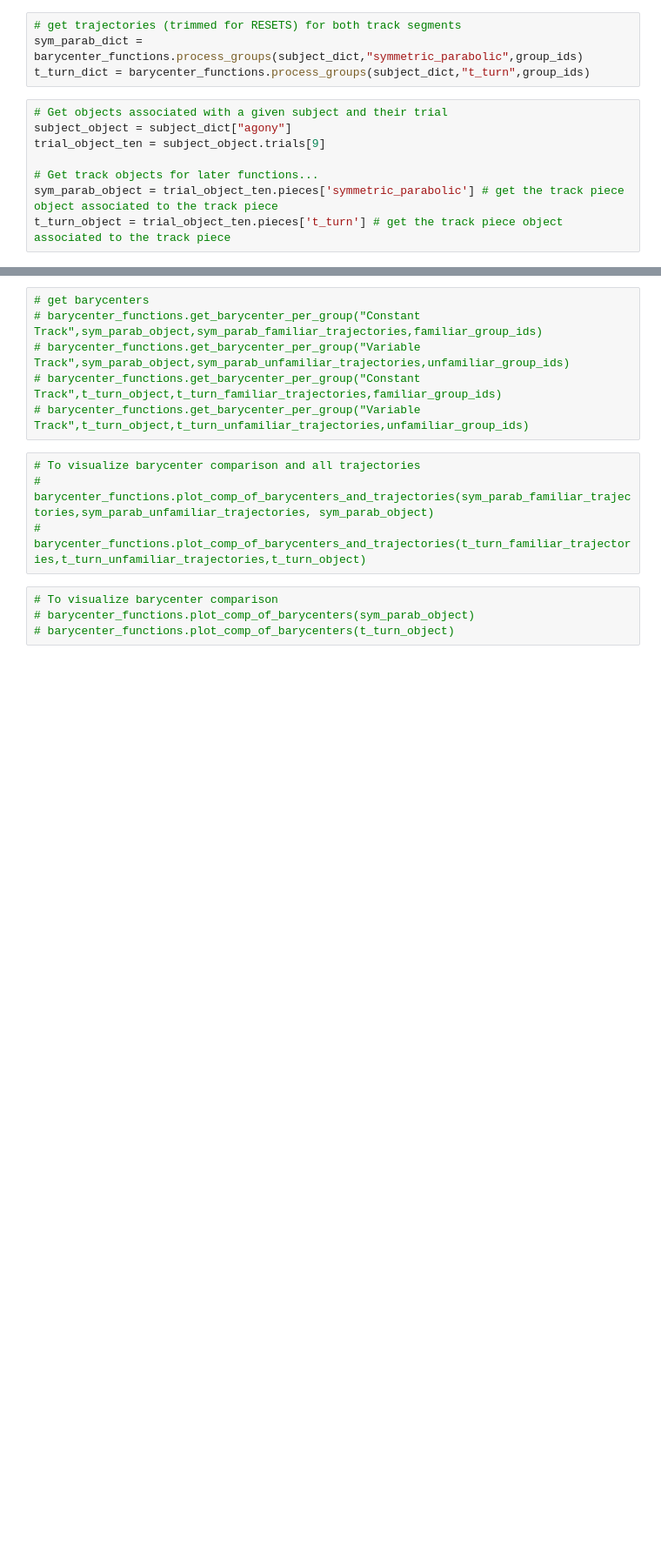
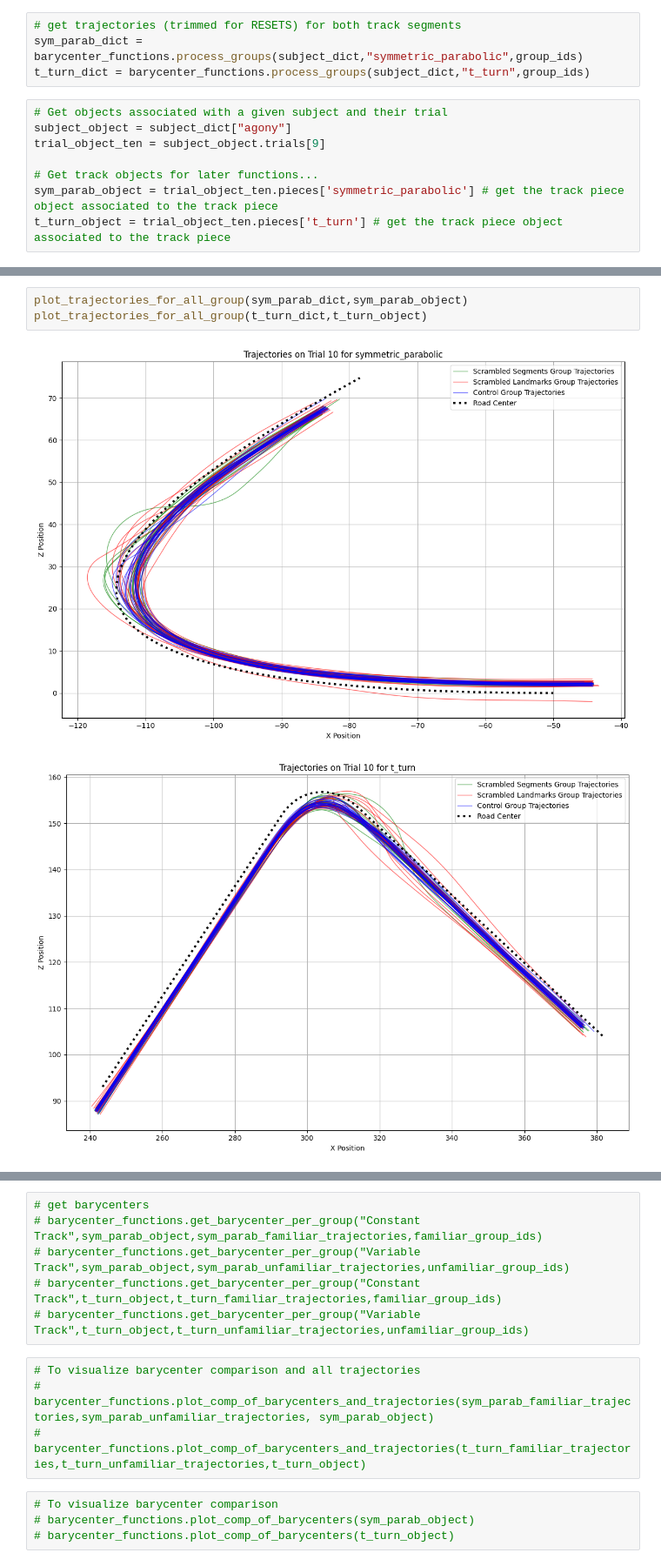
Before and after one commit to GraceRoessling/driving_exp_1_analyses, a Jupyter notebook: experiment_analyses/jupyter_notebooks/barycenter_fog_segment_analysis.ipynb, the cells around one changed output, grey strips where cells are left out. Shown: that part at 87% size. Cells and saved outputs as stored; diff of their text form; blank space fills up the shorter version.

```diff
--- a/experiment_analyses/jupyter_notebooks/barycenter_fog_segment_analysis.ipynb
+++ b/experiment_analyses/jupyter_notebooks/barycenter_fog_segment_analysis.ipynb
@@ -42,0 +89,6 @@ t_turn_object = trial_object_ten.pieces['t_turn'] # get the track piece object a
+# %%
+plot_trajectories_for_all_group(sym_parab_dict,sym_parab_object)
+plot_trajectories_for_all_group(t_turn_dict,t_turn_object)
+# %% [output]
+[figure, added]
+[figure, added]
```
Also changed, not shown: parts of 3 cells of this notebook, 2 other files.
